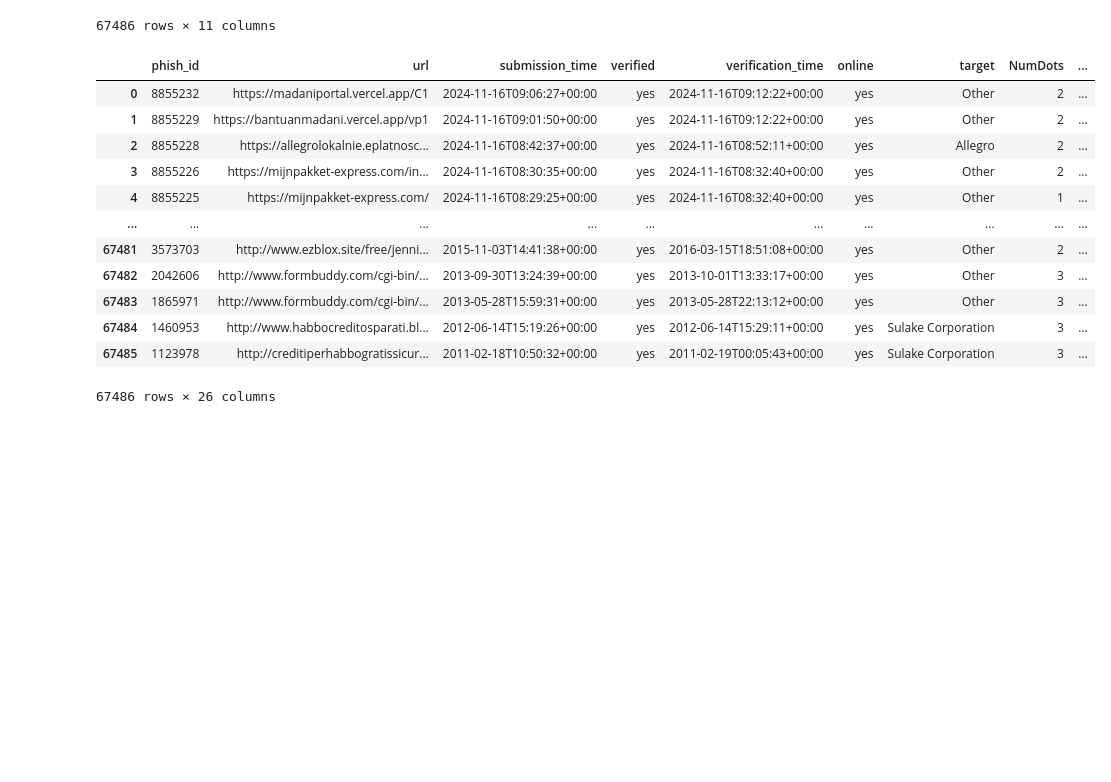
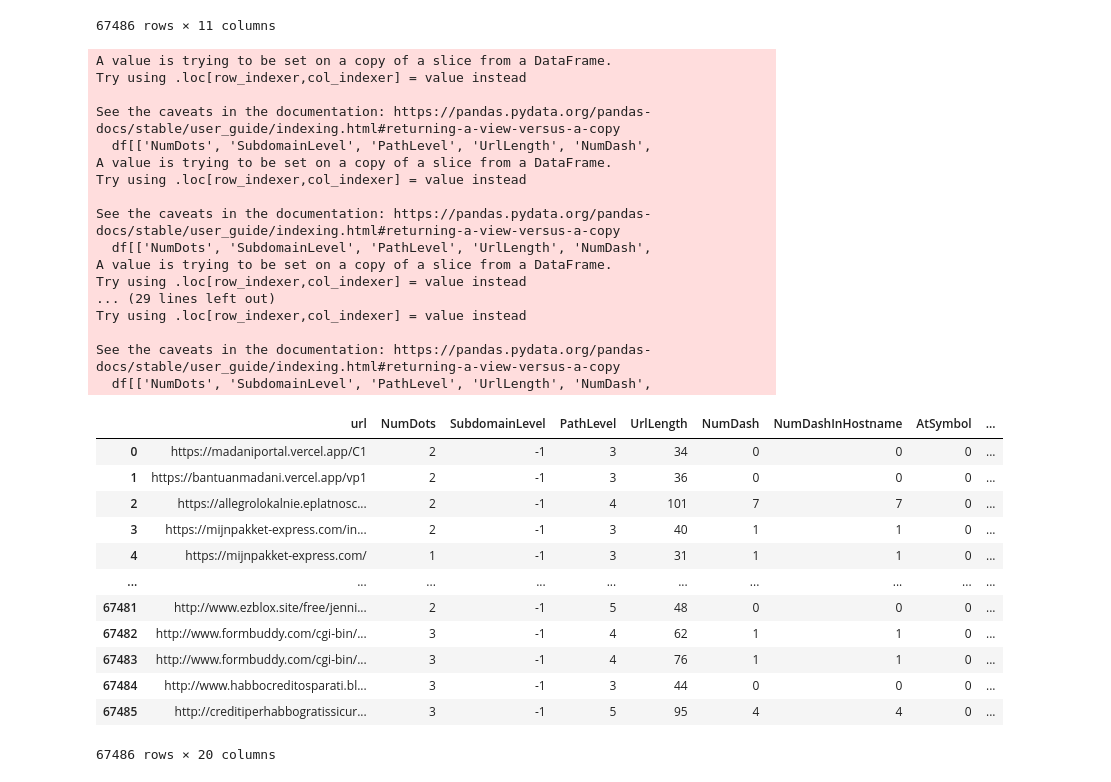
Before and after one commit to Scholiboi/Phishing-Links-Detector, a Jupyter notebook: PreProcessing/trainer.ipynb, the cells around one changed output. Saved outputs shown, nothing was run; the diff lists cells and outputs as text; code cells hidden in the pictures; blank space fills up the shorter version.

```diff
--- a/PreProcessing/trainer.ipynb
+++ b/PreProcessing/trainer.ipynb
@@ -75,16 +75,11 @@ df
 | 67484 | 1460953 | http://www.habbocreditosparati.bl... | 2012-06-14T15:19:26+00:00 | yes | 2012-06-14T15:29:11+00:00 | yes | Sulake Corporation | 0 | 0 | ... |
 | 67485 | 1123978 | http://creditiperhabbogratissicur... | 2011-02-18T10:50:32+00:00 | yes | 2011-02-19T00:05:43+00:00 | yes | Sulake Corporation | 0 | 4 | ... |
 67486 rows × 11 columns
+# %%
+df = df[['url']]
 # %%
 import re
 from urllib.parse import urlparse
-import pandas as pd
-
-df = pd.read_csv('verified_online.csv')
-df.drop(['phish_detail_url'], axis="columns", inplace=True)
-
-# import pandas as pd
-
 # Define a function to extract features using brute force
 def brute_force_extract_features(url):
     # Check for empty or invalid URLs
@@ -103,43 +98,60 @@ def brute_force_extract_features(url):
     url_length = len(url)
     path_level = url.count('/')
     at_symbol = url.count('@')
     tilde_symbol = url.count('~')
     hostname_length = len(url.split('/')[0].split(':')[0])  # Assuming domain is before first '/' or ':'
     path_length = len(url.split('/')[1]) if len(url.split('/')) > 1 else 0  # Length after domain
     query_length = len(url.split('?')[1]) if '?' in url else 0  # Length of query part after '?'
     double_slash_in_path = url.count('//')  # Count instances of double slashes in path
 
     # Check if URL starts with 'https'
     no_https = int(not url.startswith('https'))
 
     # Simple heuristic to calculate subdomain level (dots in hostname before first '/')
     hostname = url.split('/')[0]  # Get hostname part before first '/'
     subdomain_level = hostname.count('.') - 1 if hostname else 0
 
     # Return all features as a pandas Series
     return pd.Series([num_dots, subdomain_level, path_level, url_length, num_dash,
                       num_dash, at_symbol, tilde_symbol, num_underscore, num_percent,
                       num_query_components, num_ampersand, num_hash, num_numeric_chars,
                       no_https, hostname_length, path_length, query_length, double_slash_in_path])
 
 # Apply the function to extract features
 df[['NumDots', 'SubdomainLevel', 'PathLevel', 'UrlLength', 'NumDash',
     'NumDashInHostname', 'AtSymbol', 'TildeSymbol', 'NumUnderscore', 'NumPercent',
     'NumQueryComponents', 'NumAmpersand', 'NumHash', 'NumNumericChars', 'NoHttps',
     'HostnameLength', 'PathLength', 'QueryLength', 'DoubleSlashInPath']] = df['url'].apply(brute_force_extract_features)
 
 df
 # %% [output]
+A value is trying to be set on a copy of a slice from a DataFrame.
+Try using .loc[row_indexer,col_indexer] = value instead
+
+See the caveats in the documentation: https://pandas.pydata.org/pandas-docs/stable/user_guide/indexing.html#returning-a-view-versus-a-copy
+  df[['NumDots', 'SubdomainLevel', 'PathLevel', 'UrlLength', 'NumDash',
+A value is trying to be set on a copy of a slice from a DataFrame.
+Try using .loc[row_indexer,col_indexer] = value instead
+
+See the caveats in the documentation: https://pandas.pydata.org/pandas-docs/stable/user_guide/indexing.html#returning-a-view-versus-a-copy
+  df[['NumDots', 'SubdomainLevel', 'PathLevel', 'UrlLength', 'NumDash',
+A value is trying to be set on a copy of a slice from a DataFrame.
+Try using .loc[row_indexer,col_indexer] = value instead
+... (29 lines left out)
+Try using .loc[row_indexer,col_indexer] = value instead
+
+See the caveats in the documentation: https://pandas.pydata.org/pandas-docs/stable/user_guide/indexing.html#returning-a-view-versus-a-copy
+  df[['NumDots', 'SubdomainLevel', 'PathLevel', 'UrlLength', 'NumDash',
-|  | phish_id | url | submission_time | verified | verification_time | online | target | NumDots | ... |
-| 0 | 8855232 | https://madaniportal.vercel.app/C1 | 2024-11-16T09:06:27+00:00 | yes | 2024-11-16T09:12:22+00:00 | yes | Other | 2 | ... |
-| 1 | 8855229 | https://bantuanmadani.vercel.app/vp1 | 2024-11-16T09:01:50+00:00 | yes | 2024-11-16T09:12:22+00:00 | yes | Other | 2 | ... |
-| 2 | 8855228 | https://allegrolokalnie.eplatnosc... | 2024-11-16T08:42:37+00:00 | yes | 2024-11-16T08:52:11+00:00 | yes | Allegro | 2 | ... |
-| 3 | 8855226 | https://mijnpakket-express.com/in... | 2024-11-16T08:30:35+00:00 | yes | 2024-11-16T08:32:40+00:00 | yes | Other | 2 | ... |
-| 4 | 8855225 | https://mijnpakket-express.com/ | 2024-11-16T08:29:25+00:00 | yes | 2024-11-16T08:32:40+00:00 | yes | Other | 1 | ... |
+|  | url | NumDots | SubdomainLevel | PathLevel | UrlLength | NumDash | NumDashInHostname | AtSymbol | ... |
+| 0 | https://madaniportal.vercel.app/C1 | 2 | -1 | 3 | 34 | 0 | 0 | 0 | ... |
+| 1 | https://bantuanmadani.vercel.app/vp1 | 2 | -1 | 3 | 36 | 0 | 0 | 0 | ... |
+| 2 | https://allegrolokalnie.eplatnosc... | 2 | -1 | 4 | 101 | 7 | 7 | 0 | ... |
+| 3 | https://mijnpakket-express.com/in... | 2 | -1 | 3 | 40 | 1 | 1 | 0 | ... |
+| 4 | https://mijnpakket-express.com/ | 1 | -1 | 3 | 31 | 1 | 1 | 0 | ... |
 | ... | ... | ... | ... | ... | ... | ... | ... | ... | ... |
-| 67481 | 3573703 | http://www.ezblox.site/free/jenni... | 2015-11-03T14:41:38+00:00 | yes | 2016-03-15T18:51:08+00:00 | yes | Other | 2 | ... |
-| 67482 | 2042606 | http://www.formbuddy.com/cgi-bin/... | 2013-09-30T13:24:39+00:00 | yes | 2013-10-01T13:33:17+00:00 | yes | Other | 3 | ... |
-| 67483 | 1865971 | http://www.formbuddy.com/cgi-bin/... | 2013-05-28T15:59:31+00:00 | yes | 2013-05-28T22:13:12+00:00 | yes | Other | 3 | ... |
-| 67484 | 1460953 | http://www.habbocreditosparati.bl... | 2012-06-14T15:19:26+00:00 | yes | 2012-06-14T15:29:11+00:00 | yes | Sulake Corporation | 3 | ... |
-| 67485 | 1123978 | http://creditiperhabbogratissicur... | 2011-02-18T10:50:32+00:00 | yes | 2011-02-19T00:05:43+00:00 | yes | Sulake Corporation | 3 | ... |
+| 67481 | http://www.ezblox.site/free/jenni... | 2 | -1 | 5 | 48 | 0 | 0 | 0 | ... |
+| 67482 | http://www.formbuddy.com/cgi-bin/... | 3 | -1 | 4 | 62 | 1 | 1 | 0 | ... |
+| 67483 | http://www.formbuddy.com/cgi-bin/... | 3 | -1 | 4 | 76 | 1 | 1 | 0 | ... |
+| 67484 | http://www.habbocreditosparati.bl... | 3 | -1 | 3 | 44 | 0 | 0 | 0 | ... |
+| 67485 | http://creditiperhabbogratissicur... | 3 | -1 | 5 | 95 | 4 | 4 | 0 | ... |
-67486 rows × 26 columns
+67486 rows × 20 columns
```
Also changed, not shown: parts of 8 cells of this notebook, 2 other files.
